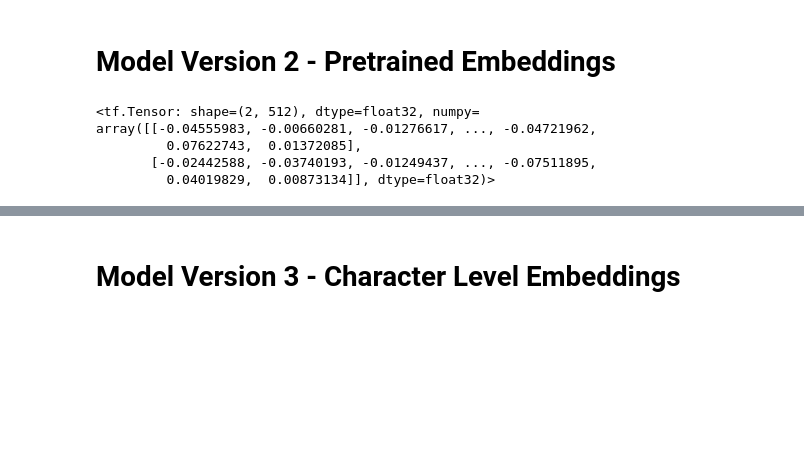
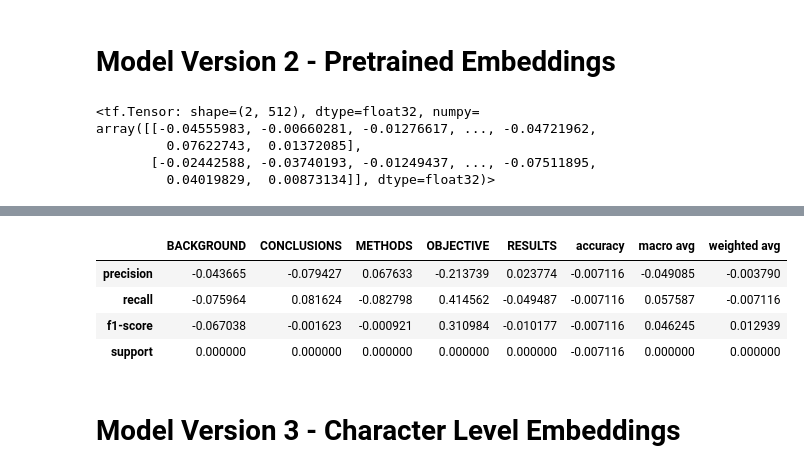
Before and after one commit to yehandineth/NLP_Learning, a Jupyter notebook: JSCReplication/skimlit.ipynb, the cells around one changed output, grey strips where cells are left out. Cells and saved outputs as stored; diff of their text form; code cells hidden in the pictures; blank space fills up the shorter version.

```diff
--- a/JSCReplication/skimlit.ipynb
+++ b/JSCReplication/skimlit.ipynb
@@ -683,3 +720,11 @@ Epoch 3/3
+# %%
+model_2_report - baseline_report
+# %% [output]
+|  | BACKGROUND | CONCLUSIONS | METHODS | OBJECTIVE | RESULTS | accuracy | macro avg | weighted avg |
+| precision | -0.043665 | -0.079427 | 0.067633 | -0.213739 | 0.023774 | -0.007116 | -0.049085 | -0.003790 |
+| recall | -0.075964 | 0.081624 | -0.082798 | 0.414562 | -0.049487 | -0.007116 | 0.057587 | -0.007116 |
+| f1-score | -0.067038 | -0.001623 | -0.000921 | 0.310984 | -0.010177 | -0.007116 | 0.046245 | 0.012939 |
+| support | 0.000000 | 0.000000 | 0.000000 | 0.000000 | 0.000000 | -0.007116 | 0.000000 | 0.000000 |
 # %% [markdown]
 # Model Version 3 - Character Level Embeddings
 # %%
```
Also changed, not shown: parts of 30 cells of this notebook.
